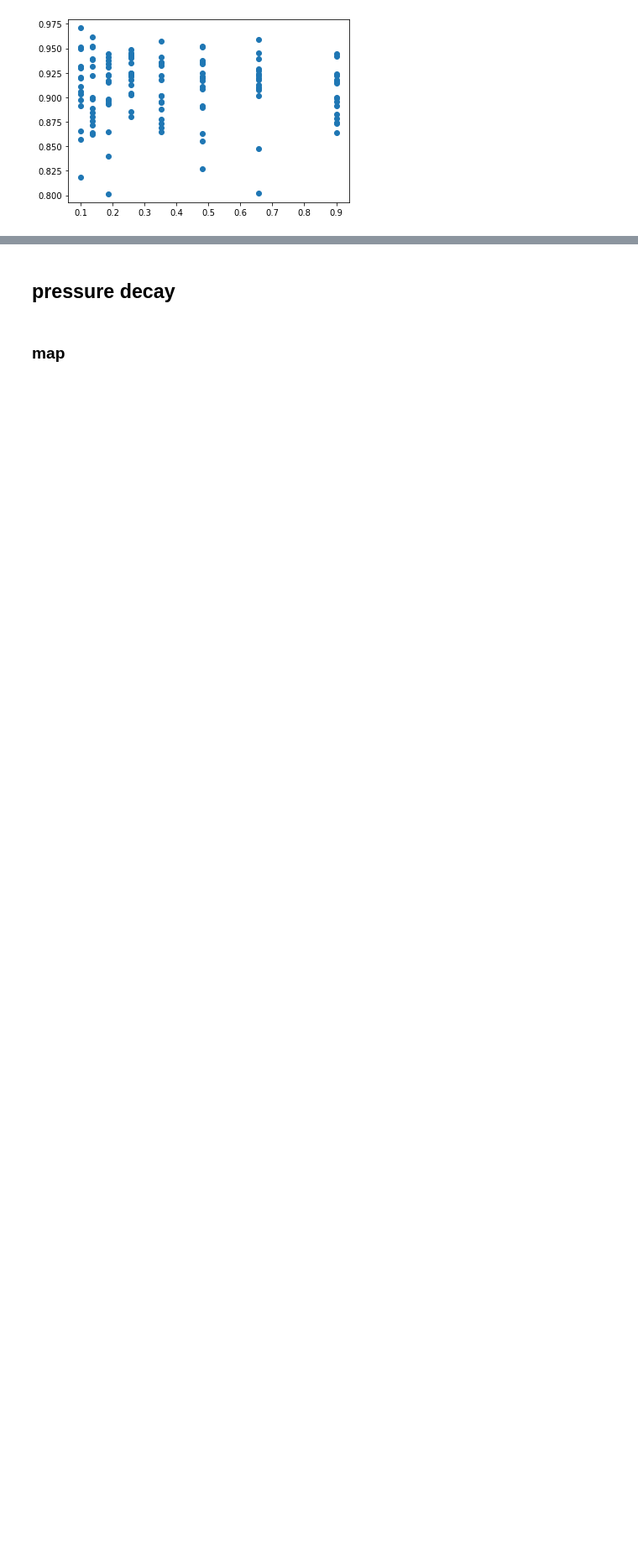
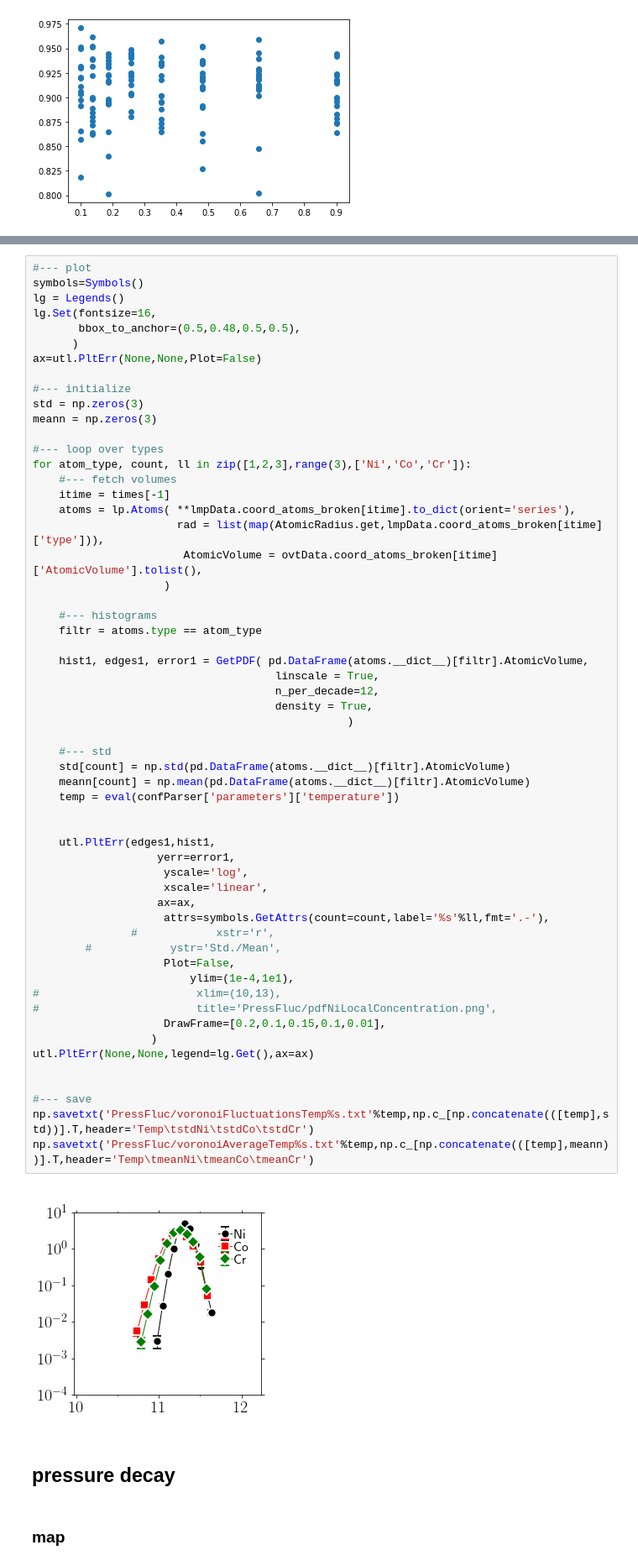
Before and after one commit to kkarimi62/HeaDef, a Jupyter notebook: postprocess/pressFluc2nd.ipynb, the cells around one changed output, grey strips where cells are left out. Shown at 84% size. Cells and saved outputs as stored; diff of their text form; blank space fills up the shorter version.

```diff
--- a/postprocess/pressFluc2nd.ipynb
+++ b/postprocess/pressFluc2nd.ipynb
@@ -595,3 +643,62 @@ if not eval(confParser['flags']['RemoteMachine']):
+# %%
+#--- plot
+symbols=Symbols()
+lg = Legends()
+lg.Set(fontsize=16,
+       bbox_to_anchor=(0.5,0.48,0.5,0.5),
+      )
+ax=utl.PltErr(None,None,Plot=False)
+
+#--- initialize
+std = np.zeros(3)
+meann = np.zeros(3)
+
+#--- loop over types
+for atom_type, count, ll in zip([1,2,3],range(3),['Ni','Co','Cr']):
+    #--- fetch volumes
+    itime = times[-1]
+    atoms = lp.Atoms( **lmpData.coord_atoms_broken[itime].to_dict(orient='series'),
+                      rad = list(map(AtomicRadius.get,lmpData.coord_atoms_broken[itime]['type'])),
+                       AtomicVolume = ovtData.coord_atoms_broken[itime]['AtomicVolume'].tolist(),
+                    )
+
+    #--- histograms
+    filtr = atoms.type == atom_type
+
+    hist1, edges1, error1 = GetPDF( pd.DataFrame(atoms.__dict__)[filtr].AtomicVolume,
+                                     linscale = True,
+                                     n_per_decade=12,
+                                     density = True,
+                                                )
+
+    #--- std
+    std[count] = np.std(pd.DataFrame(atoms.__dict__)[filtr].AtomicVolume)
+    meann[count] = np.mean(pd.DataFrame(atoms.__dict__)[filtr].AtomicVolume)
+    temp = eval(confParser['parameters']['temperature'])
+
+
+    utl.PltErr(edges1,hist1,
+                   yerr=error1,
+                    yscale='log',
+                    xscale='linear',
+                   ax=ax,
+                    attrs=symbols.GetAttrs(count=count,label='%s'%ll,fmt='.-'),
+               #            xstr='r',
+        #            ystr='Std./Mean',
+                    Plot=False,
+                        ylim=(1e-4,1e1),
+#                        xlim=(10,13),
+#                        title='PressFluc/pdfNiLocalConcentration.png',
+                    DrawFrame=[0.2,0.1,0.15,0.1,0.01],
+                  )
+utl.PltErr(None,None,legend=lg.Get(),ax=ax)
+
+
+#--- save
+np.savetxt('PressFluc/voronoiFluctuationsTemp%s.txt'%temp,np.c_[np.concatenate(([temp],std))].T,header='Temp\tstdNi\tstdCo\tstdCr')
+np.savetxt('PressFluc/voronoiAverageTemp%s.txt'%temp,np.c_[np.concatenate(([temp],meann))].T,header='Temp\tmeanNi\tmeanCo\tmeanCr')
+# %% [output]
+[figure, added]
 # %% [markdown]
 ## pressure decay
 # %% [markdown]
```
Also changed, not shown: parts of 13 cells of this notebook, 2 other files.
